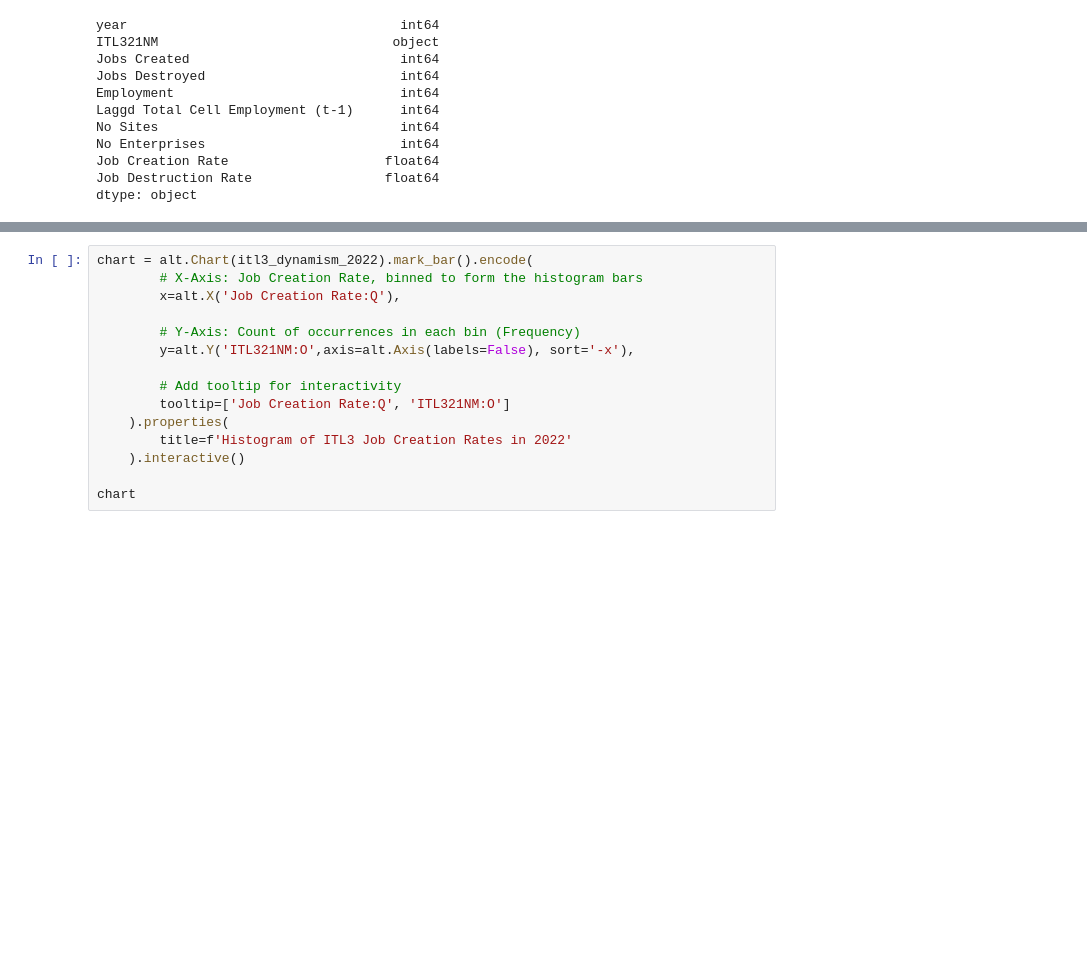
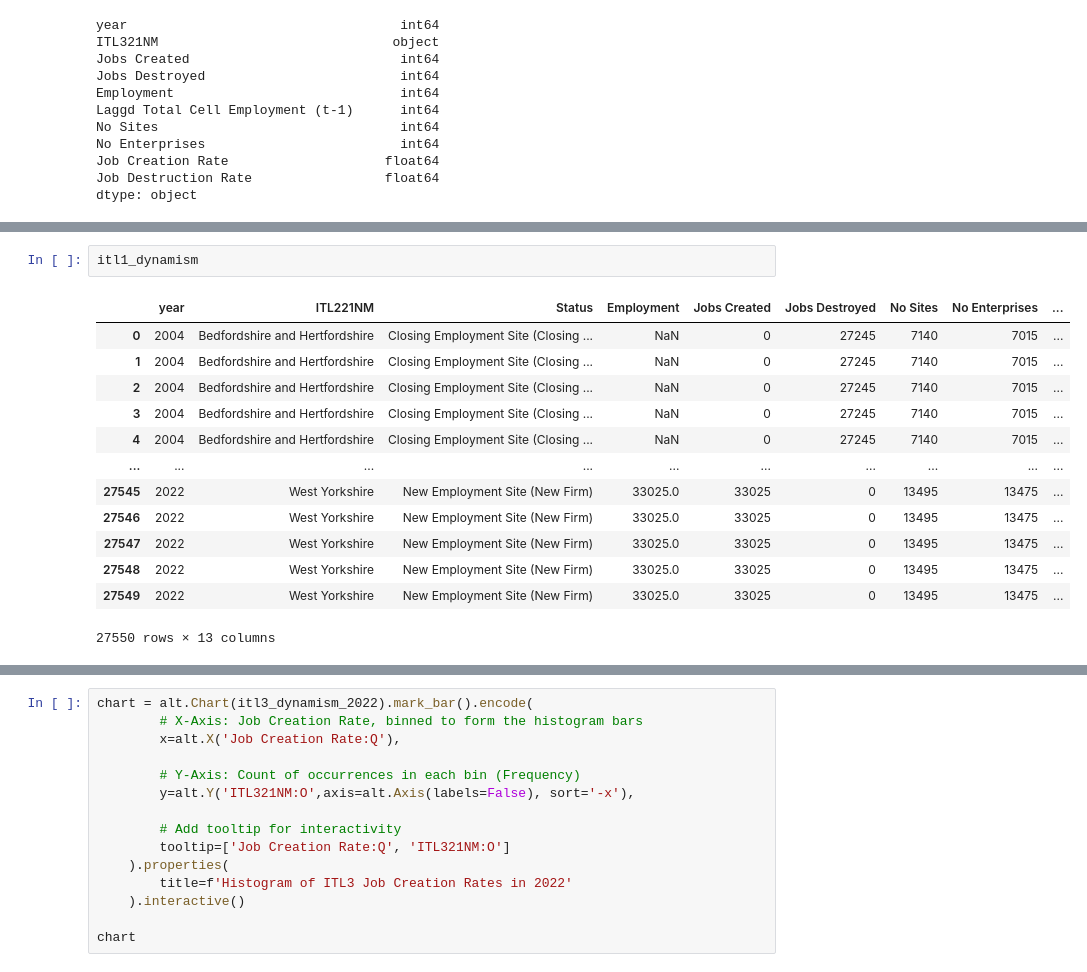
Before and after one commit to shepherdwill/shepherdwill.github.io, a Jupyter notebook: dynamism_productivity/geographic_dynamism_scoping.ipynb, the cells around one changed output, grey strips where cells are left out. Cells and saved outputs as stored; diff of their text form; blank space fills up the shorter version.

```diff
--- a/dynamism_productivity/geographic_dynamism_scoping.ipynb
+++ b/dynamism_productivity/geographic_dynamism_scoping.ipynb
@@ -49,0 +60,16 @@ dtype: object
+# %%
+itl1_dynamism
+# %% [output]
+|  | year | ITL221NM | Status | Employment | Jobs Created | Jobs Destroyed | No Sites | No Enterprises | ... |
+| 0 | 2004 | Bedfordshire and Hertfordshire | Closing Employment Site (Closing ... | NaN | 0 | 27245 | 7140 | 7015 | ... |
+| 1 | 2004 | Bedfordshire and Hertfordshire | Closing Employment Site (Closing ... | NaN | 0 | 27245 | 7140 | 7015 | ... |
+| 2 | 2004 | Bedfordshire and Hertfordshire | Closing Employment Site (Closing ... | NaN | 0 | 27245 | 7140 | 7015 | ... |
+| 3 | 2004 | Bedfordshire and Hertfordshire | Closing Employment Site (Closing ... | NaN | 0 | 27245 | 7140 | 7015 | ... |
+| 4 | 2004 | Bedfordshire and Hertfordshire | Closing Employment Site (Closing ... | NaN | 0 | 27245 | 7140 | 7015 | ... |
+| ... | ... | ... | ... | ... | ... | ... | ... | ... | ... |
+| 27545 | 2022 | West Yorkshire | New Employment Site (New Firm) | 33025.0 | 33025 | 0 | 13495 | 13475 | ... |
+| 27546 | 2022 | West Yorkshire | New Employment Site (New Firm) | 33025.0 | 33025 | 0 | 13495 | 13475 | ... |
+| 27547 | 2022 | West Yorkshire | New Employment Site (New Firm) | 33025.0 | 33025 | 0 | 13495 | 13475 | ... |
+| 27548 | 2022 | West Yorkshire | New Employment Site (New Firm) | 33025.0 | 33025 | 0 | 13495 | 13475 | ... |
+| 27549 | 2022 | West Yorkshire | New Employment Site (New Firm) | 33025.0 | 33025 | 0 | 13495 | 13475 | ... |
+27550 rows × 13 columns
```
Also changed, not shown: parts of 3 cells of this notebook, 53 other files.
